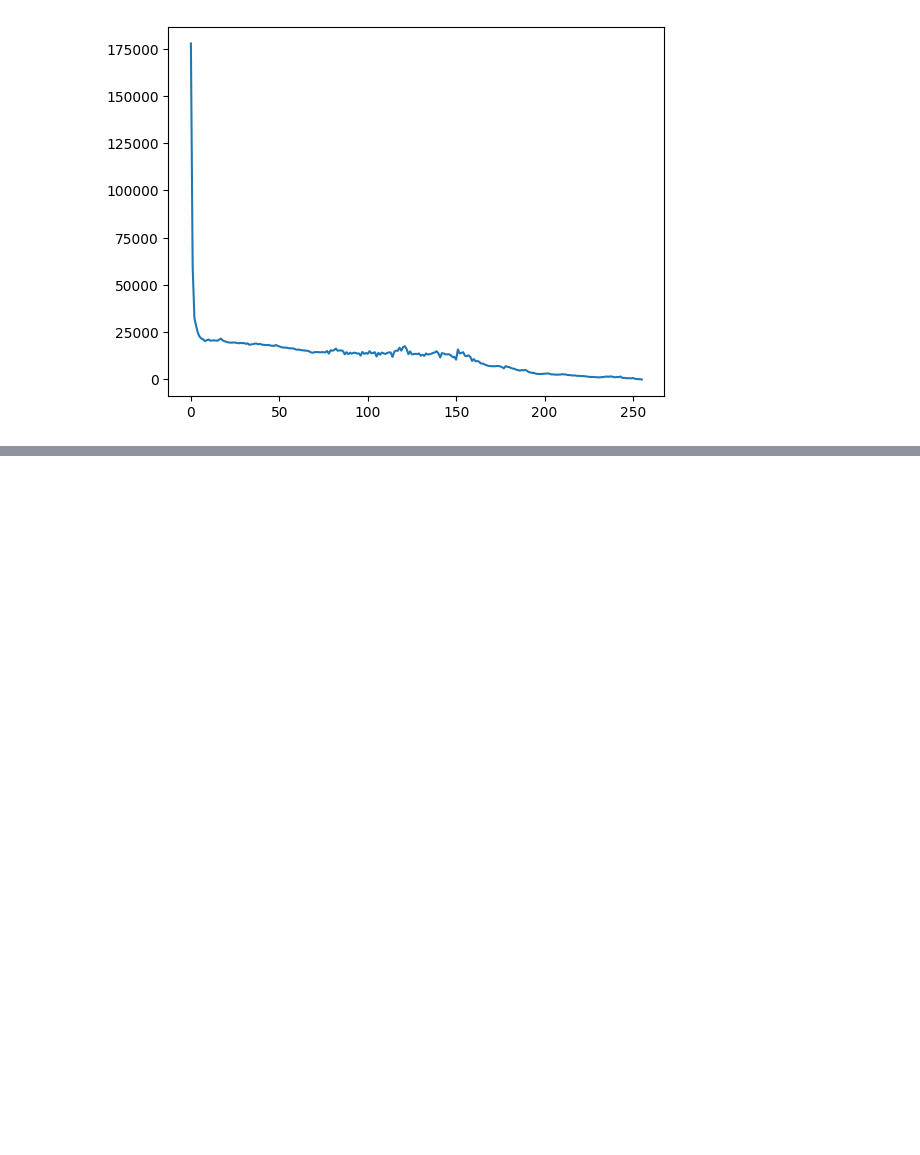
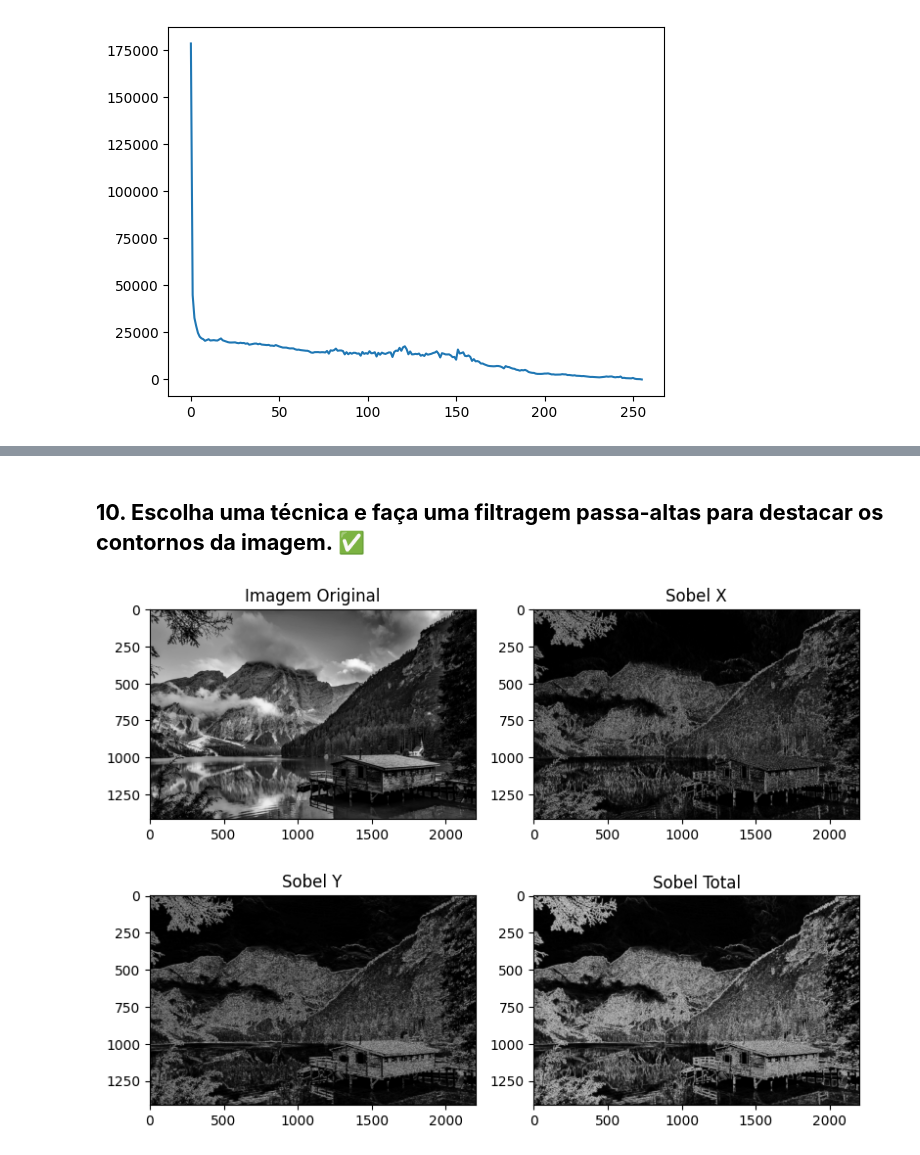
Before and after one commit to castrothais/visao-computacional, a Jupyter notebook: Atividade01_Visao_Computacional.ipynb, the cells around one changed output, grey strips where cells are left out. Saved outputs shown, nothing was run; the diff lists cells and outputs as text; code cells hidden in the pictures; blank space fills up the shorter version.

```diff
--- a/Atividade01_Visao_Computacional.ipynb
+++ b/Atividade01_Visao_Computacional.ipynb
@@ -101,0 +164,41 @@ plt.plot(histograma)
+# %% [markdown]
+## **10.   Escolha uma técnica e faça uma filtragem passa-altas para destacar os contornos da imagem.** ✅
+# %%
+# Transforma a imagem em tons de cinzas
+img_gray = cv2.imread("/content/drive/MyDrive/Sistemas de Informação/2 - Periodo/Visão Computacional/Atividade01/paisagem.jpg", cv2.IMREAD_GRAYSCALE);
+
+# Aplicar o filtro Sobel na direção X e Y
+sobelX = cv2.Sobel(img_gray, cv2.CV_64F, 1, 0)  # Sobel na direção X
+sobelY = cv2.Sobel(img_gray, cv2.CV_64F, 0, 1)  # Sobel na direção Y
+
+# Converter os resultados para valores absolutos e em inteiros (8 bits)
+sobelX = np.uint8(np.absolute(sobelX))
+sobelY = np.uint8(np.absolute(sobelY))
+
+# Combinar as bordas horizontais e verticais
+sobel = cv2.bitwise_or(sobelX, sobelY)
+
+# Mostrar as imagens em subplots
+fig = plt.figure(figsize=(8, 6))
+
+ax1 = fig.add_subplot(221)
+plt.imshow(img_gray, cmap='gray')
+ax1.set_title('Imagem Original')
+
+ax2 = fig.add_subplot(222)
+plt.imshow(sobelX, cmap='gray')
+ax2.set_title('Sobel X')
+
+ax3 = fig.add_subplot(223)
+plt.imshow(sobelY, cmap='gray')
+ax3.set_title('Sobel Y')
+
+ax4 = fig.add_subplot(224)
+plt.imshow(sobel, cmap='gray')
+ax4.set_title('Sobel Total')
+
+# Exibir o gráfico
+plt.tight_layout()
+plt.show()
+# %% [output]
+[figure, added]
```
Also changed, not shown: parts of 11 cells of this notebook.
